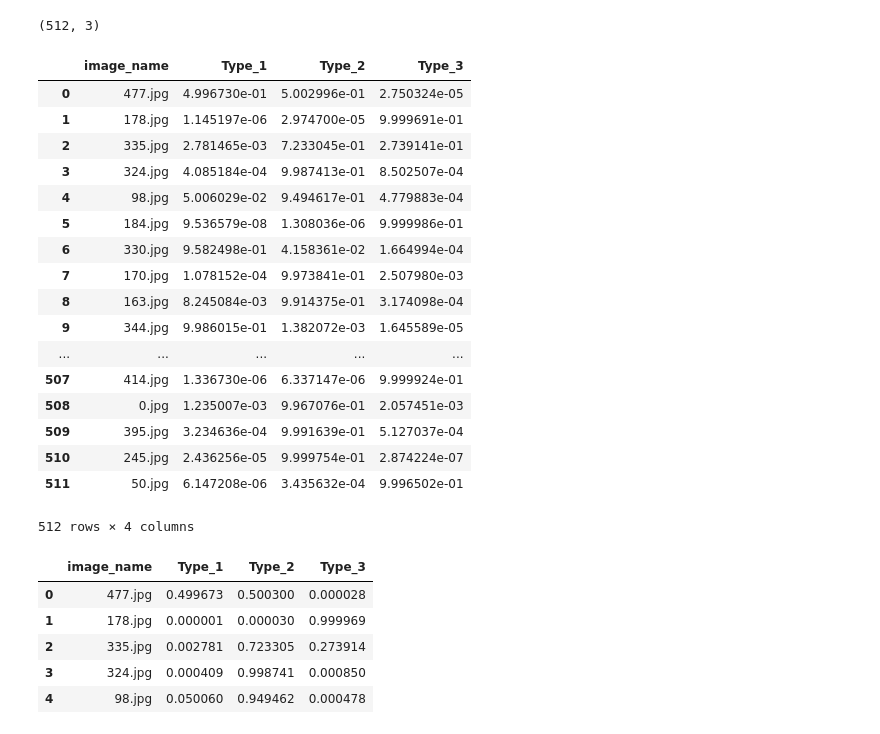
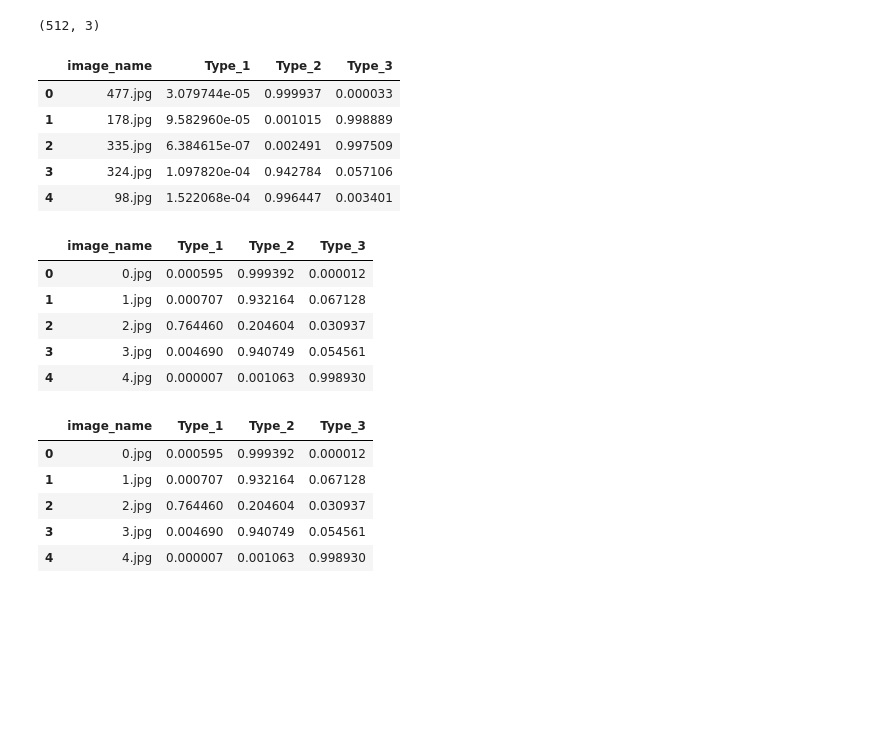
Before and after one commit to rorysroes/Kaggle_Cervical_Cancer_Screening, a Jupyter notebook: Rory/Dev-ipynb/LB_Vgg16_Layer_Trainable_1.ipynb, the cells around one changed output. Saved outputs shown, nothing was run; the diff lists cells and outputs as text; code cells hidden in the pictures; blank space fills up the shorter version.

```diff
--- a/Rory/Dev-ipynb/LB_Vgg16_Layer_Trainable_1.ipynb
+++ b/Rory/Dev-ipynb/LB_Vgg16_Layer_Trainable_1.ipynb
@@ -39,7 +43,8 @@ from keras.optimizers import Adam
 
 _ = base_model.get_layer("block5_conv3").output
 _ = GlobalAveragePooling2D()(_)
-_ = Dense(512, activation='relu')(_)
+_ = Dense(512, activation='tanh')(_)
+_ = Dense(12, activation='tanh')(_)
 
 # 3 個輸出
 predictions = Dense(3, activation='softmax')(_)
@@ -116,7 +147,8 @@ datagen.fit(x_train)
 # %%
 model.fit_generator(datagen.flow(x_train, y_train,\
                                  batch_size = 128, shuffle = True),\
-                    epochs = 12,\
+                    epochs = 50,\
+                    #samples_per_epoch = x_train.shape[0],\
                     steps_per_epoch = 500,\
                     verbose = 1,\
                     validation_data = (x_val_train, y_val_train))
@@ -159,23 +172,11 @@ df['image_name'] = test_id
 # %%
 df = df[['image_name','Type_1','Type_2','Type_3']]
 # %%
-df
+df.head()
 # %% [output]
 |  | image_name | Type_1 | Type_2 | Type_3 |
-| 0 | 477.jpg | 4.996730e-01 | 5.002996e-01 | 2.750324e-05 |
-| 1 | 178.jpg | 1.145197e-06 | 2.974700e-05 | 9.999691e-01 |
-| 2 | 335.jpg | 2.781465e-03 | 7.233045e-01 | 2.739141e-01 |
-| 3 | 324.jpg | 4.085184e-04 | 9.987413e-01 | 8.502507e-04 |
-| 4 | 98.jpg | 5.006029e-02 | 9.494617e-01 | 4.779883e-04 |
-| 5 | 184.jpg | 9.536579e-08 | 1.308036e-06 | 9.999986e-01 |
-| 6 | 330.jpg | 9.582498e-01 | 4.158361e-02 | 1.664994e-04 |
-| 7 | 170.jpg | 1.078152e-04 | 9.973841e-01 | 2.507980e-03 |
-| 8 | 163.jpg | 8.245084e-03 | 9.914375e-01 | 3.174098e-04 |
-| 9 | 344.jpg | 9.986015e-01 | 1.382072e-03 | 1.645589e-05 |
-| ... | ... | ... | ... | ... |
-| 507 | 414.jpg | 1.336730e-06 | 6.337147e-06 | 9.999924e-01 |
-| 508 | 0.jpg | 1.235007e-03 | 9.967076e-01 | 2.057451e-03 |
-| 509 | 395.jpg | 3.234636e-04 | 9.991639e-01 | 5.127037e-04 |
-| 510 | 245.jpg | 2.436256e-05 | 9.999754e-01 | 2.874224e-07 |
-| 511 | 50.jpg | 6.147208e-06 | 3.435632e-04 | 9.996502e-01 |
+| 0 | 477.jpg | 3.079744e-05 | 0.999937 | 0.000033 |
+| 1 | 178.jpg | 9.582960e-05 | 0.001015 | 0.998889 |
+| 2 | 335.jpg | 6.384615e-07 | 0.002491 | 0.997509 |
+| 3 | 324.jpg | 1.097820e-04 | 0.942784 | 0.057106 |
+| 4 | 98.jpg | 1.522068e-04 | 0.996447 | 0.003401 |
-512 rows × 4 columns
@@ -182 +204,10 @@ df
+# %%
+sample_submission.head()
+# %% [output]
+|  | image_name | Type_1 | Type_2 | Type_3 |
+| 0 | 0.jpg | 0.000595 | 0.999392 | 0.000012 |
+| 1 | 1.jpg | 0.000707 | 0.932164 | 0.067128 |
+| 2 | 2.jpg | 0.764460 | 0.204604 | 0.030937 |
+| 3 | 3.jpg | 0.004690 | 0.940749 | 0.054561 |
+| 4 | 4.jpg | 0.000007 | 0.001063 | 0.998930 |
 # %%
@@ -184,9 +215,9 @@ df.to_csv('/home/Kaggle_Cervical_Cancer_Screening/submission/submission_LB_vgg16
 # %%
-pd.read_csv('/home/Kaggle_Cervical_Cancer_Screening/submission/submission_LB_vgg16_2.csv').head()
+pd.read_csv('/home/Kaggle_Cervical_Cancer_Screening/submission/submission_LB_vgg16_4.csv').head()
 # %% [output]
 |  | image_name | Type_1 | Type_2 | Type_3 |
-| 0 | 477.jpg | 0.499673 | 0.500300 | 0.000028 |
-| 1 | 178.jpg | 0.000001 | 0.000030 | 0.999969 |
-| 2 | 335.jpg | 0.002781 | 0.723305 | 0.273914 |
-| 3 | 324.jpg | 0.000409 | 0.998741 | 0.000850 |
-| 4 | 98.jpg | 0.050060 | 0.949462 | 0.000478 |
+| 0 | 0.jpg | 0.000595 | 0.999392 | 0.000012 |
+| 1 | 1.jpg | 0.000707 | 0.932164 | 0.067128 |
+| 2 | 2.jpg | 0.764460 | 0.204604 | 0.030937 |
+| 3 | 3.jpg | 0.004690 | 0.940749 | 0.054561 |
+| 4 | 4.jpg | 0.000007 | 0.001063 | 0.998930 |
```
Also changed, not shown: parts of 12 cells of this notebook, 11 other files.
